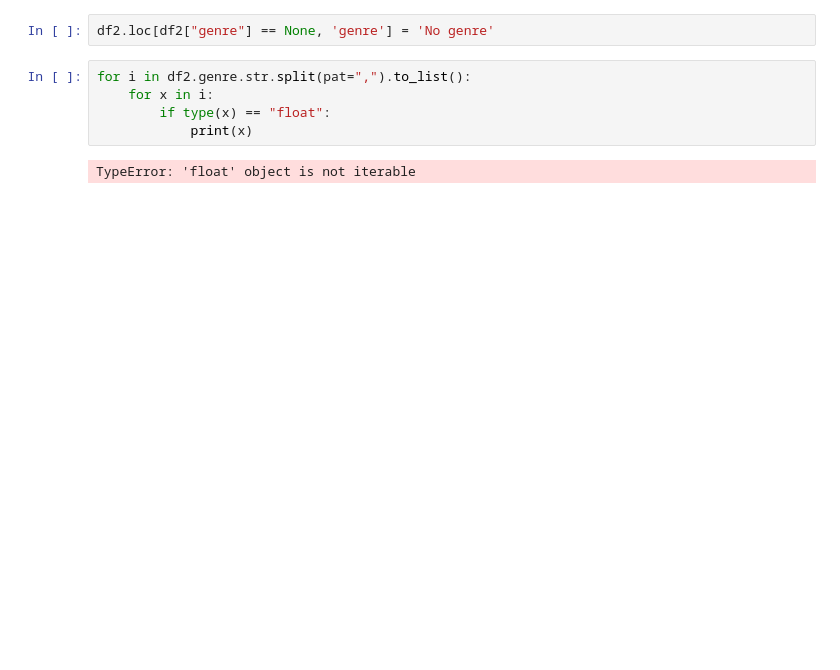
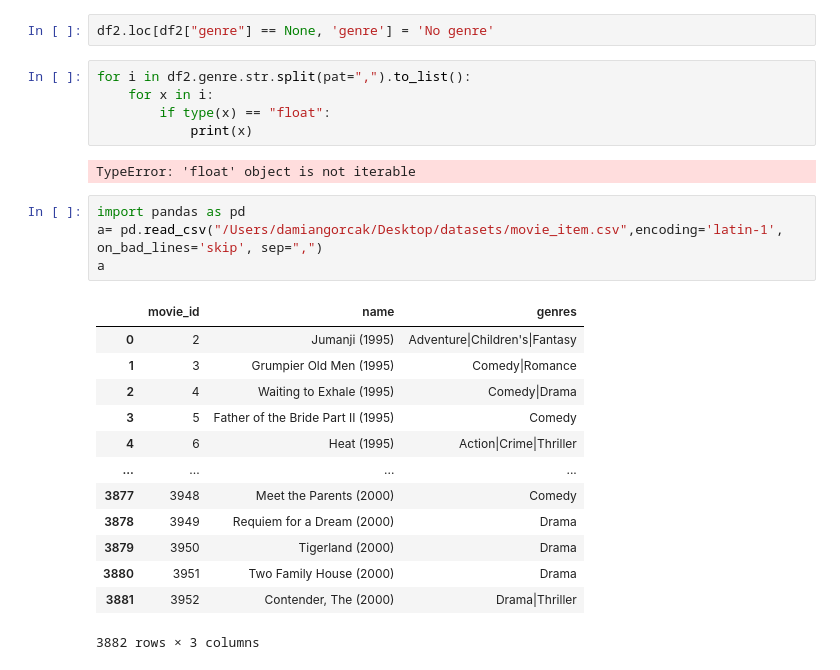
Before and after one commit to gorky22/BP-app, a Jupyter notebook: tmp2.ipynb, the cells around one changed output. Cells and saved outputs as stored; diff of their text form; blank space fills up the shorter version.

```diff
--- a/tmp2.ipynb
+++ b/tmp2.ipynb
@@ -249,3 +331,21 @@ for i in df2.genre.str.split(pat=",").to_list():
             print(x)
 # %% [output]
 TypeError: 'float' object is not iterable
+# %%
+import pandas as pd
+a= pd.read_csv("/Users/damiangorcak/Desktop/datasets/movie_item.csv",encoding='latin-1', on_bad_lines='skip', sep=",")
+a
+# %% [output]
+|  | movie_id | name | genres |
+| 0 | 2 | Jumanji (1995) | Adventure|Children's|Fantasy |
+| 1 | 3 | Grumpier Old Men (1995) | Comedy|Romance |
+| 2 | 4 | Waiting to Exhale (1995) | Comedy|Drama |
+| 3 | 5 | Father of the Bride Part II (1995) | Comedy |
+| 4 | 6 | Heat (1995) | Action|Crime|Thriller |
+| ... | ... | ... | ... |
+| 3877 | 3948 | Meet the Parents (2000) | Comedy |
+| 3878 | 3949 | Requiem for a Dream (2000) | Drama |
+| 3879 | 3950 | Tigerland (2000) | Drama |
+| 3880 | 3951 | Two Family House (2000) | Drama |
+| 3881 | 3952 | Contender, The (2000) | Drama|Thriller |
+3882 rows × 3 columns
```
Also changed, not shown: parts of 2 cells of this notebook, 6 other files.
